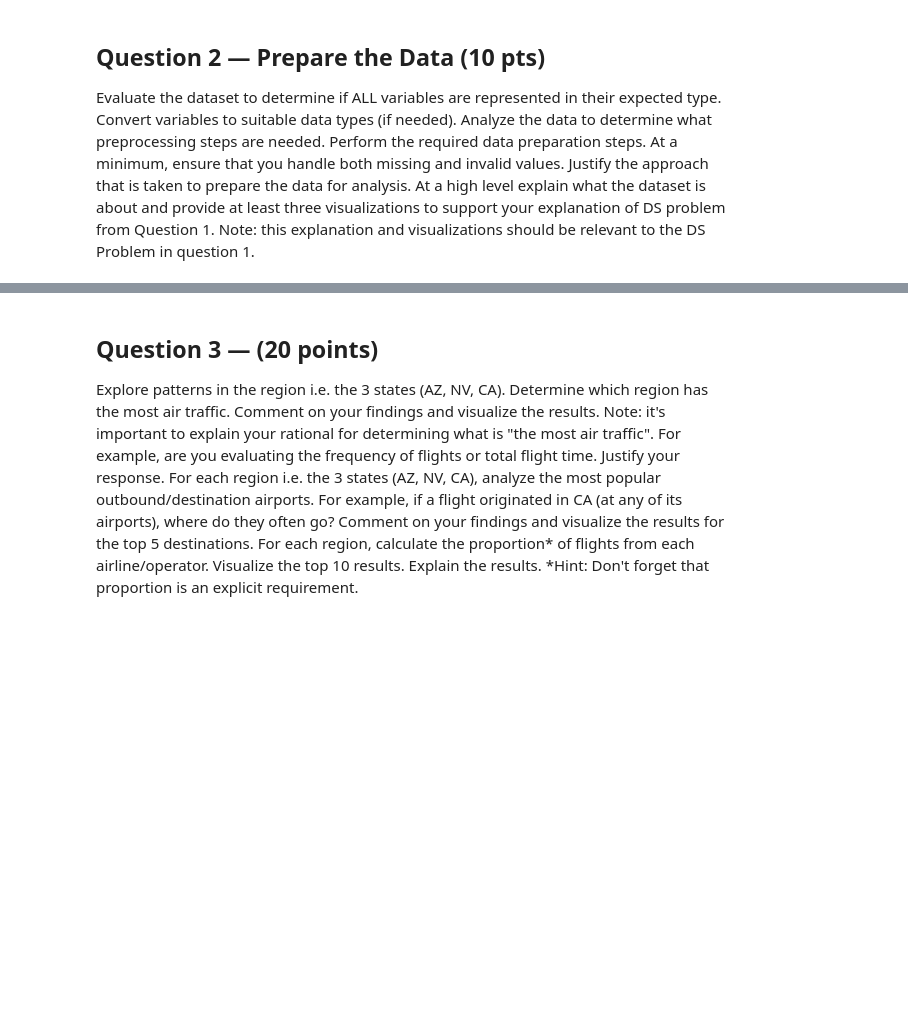
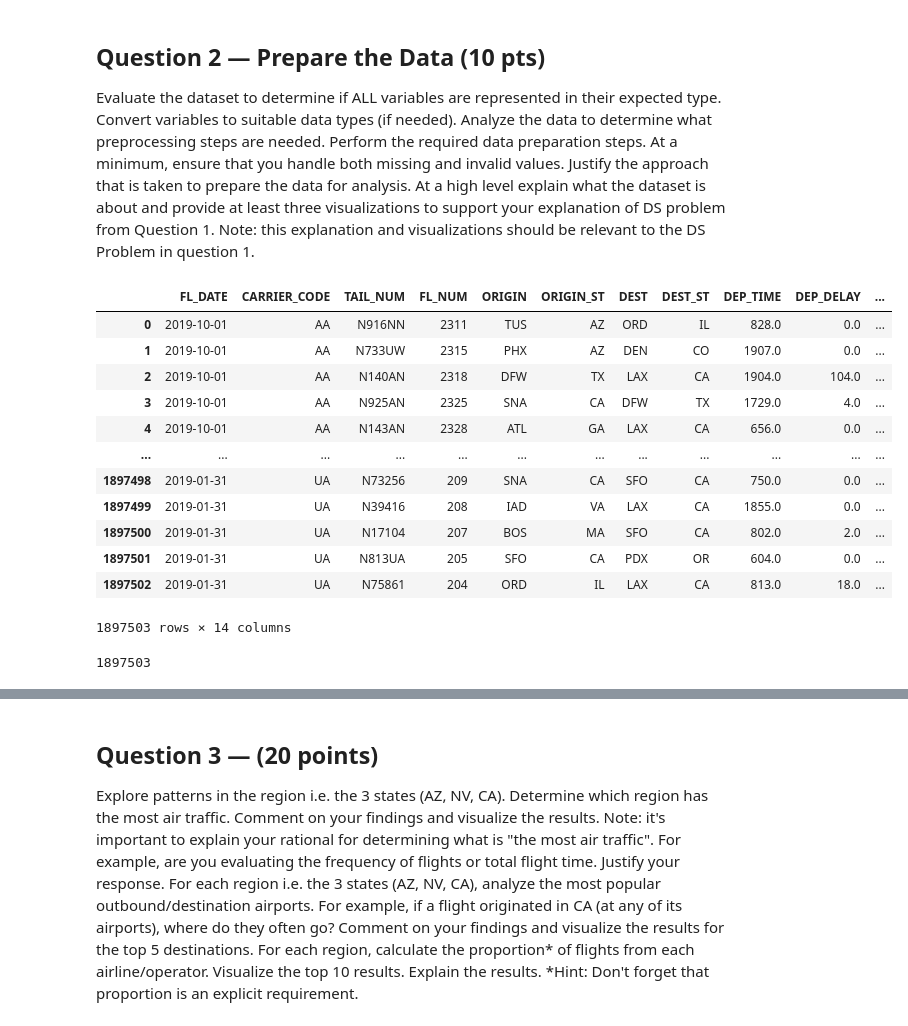
Before and after one commit to inacarr/ds3000group34, a Jupyter notebook: DS3000.Practicum34.ipynb, the cells around one changed output, grey strips where cells are left out. Drawn from its saved outputs; the diff is of its cells as text; code cells hidden in the pictures; blank space fills up the shorter version.

```diff
--- a/DS3000.Practicum34.ipynb
+++ b/DS3000.Practicum34.ipynb
@@ -30,3 +34,28 @@ In your own words, explain the Data Science problem that you were given.
 Evaluate the dataset to determine if ALL variables are represented in their expected type. Convert variables to suitable data types (if needed).
 Analyze the data to determine what preprocessing steps are needed. Perform the required data preparation steps. At a minimum, ensure that you handle both missing and invalid values. Justify the approach that is taken to prepare the data for analysis.
 At a high level explain what the dataset is about and provide at least three visualizations to support your explanation of DS problem from Question 1. Note: this explanation and visualizations should be relevant to the DS Problem in question 1.
+# %%
+# importing data into a dataframe
+df = pd.read_csv('2019_ONTIME_REPORTING_FSW.csv')
+df
+# %% [output]
+|  | FL_DATE | CARRIER_CODE | TAIL_NUM | FL_NUM | ORIGIN | ORIGIN_ST | DEST | DEST_ST | DEP_TIME | DEP_DELAY | ... |
+| 0 | 2019-10-01 | AA | N916NN | 2311 | TUS | AZ | ORD | IL | 828.0 | 0.0 | ... |
+| 1 | 2019-10-01 | AA | N733UW | 2315 | PHX | AZ | DEN | CO | 1907.0 | 0.0 | ... |
+| 2 | 2019-10-01 | AA | N140AN | 2318 | DFW | TX | LAX | CA | 1904.0 | 104.0 | ... |
+| 3 | 2019-10-01 | AA | N925AN | 2325 | SNA | CA | DFW | TX | 1729.0 | 4.0 | ... |
+| 4 | 2019-10-01 | AA | N143AN | 2328 | ATL | GA | LAX | CA | 656.0 | 0.0 | ... |
+| ... | ... | ... | ... | ... | ... | ... | ... | ... | ... | ... | ... |
+| 1897498 | 2019-01-31 | UA | N73256 | 209 | SNA | CA | SFO | CA | 750.0 | 0.0 | ... |
+| 1897499 | 2019-01-31 | UA | N39416 | 208 | IAD | VA | LAX | CA | 1855.0 | 0.0 | ... |
+| 1897500 | 2019-01-31 | UA | N17104 | 207 | BOS | MA | SFO | CA | 802.0 | 2.0 | ... |
+| 1897501 | 2019-01-31 | UA | N813UA | 205 | SFO | CA | PDX | OR | 604.0 | 0.0 | ... |
+| 1897502 | 2019-01-31 | UA | N75861 | 204 | ORD | IL | LAX | CA | 813.0 | 18.0 | ... |
+1897503 rows × 14 columns
+# %%
+# removing duplicate data rows from the dataframe
+df.drop_duplicates(inplace=True)
+# seeing how many rows remain in the dataframe
+df.shape[0]
+# %% [output]
+1897503
```
Also changed, not shown: parts of 23 cells of this notebook.
